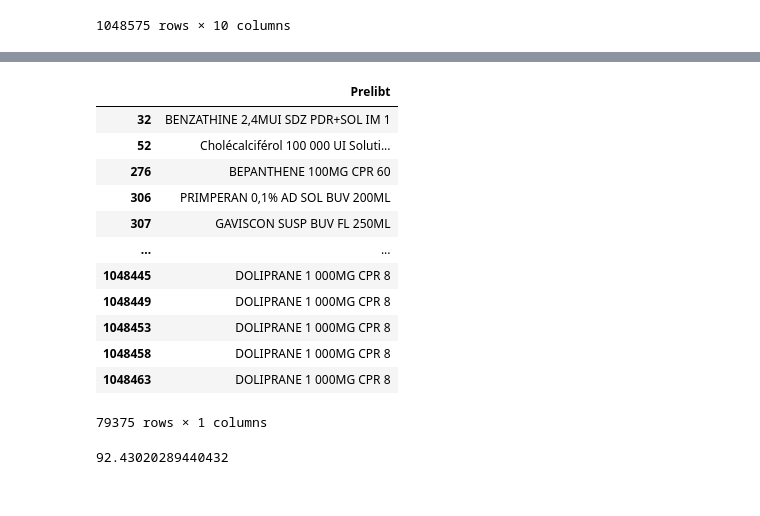
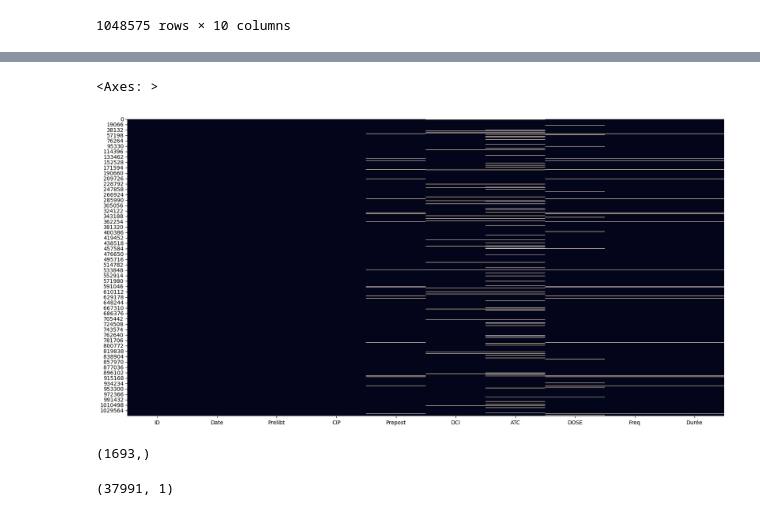
Before and after one commit to touXik/OCTAVIA, a Jupyter notebook: Prescription/Traitement.ipynb, the cells around one changed output, grey strips where cells are left out. Cells and saved outputs as stored; diff of their text form; code cells hidden in the pictures.

```diff
--- a/Prescription/Traitement.ipynb
+++ b/Prescription/Traitement.ipynb
@@ -456,22 +362,20 @@ df
+# %%
+import seaborn as sns
+import matplotlib.pyplot as plt
+plt.figure(figsize=(20,10))
+sns.heatmap(df.isna(),cbar=False)
+# %% [output]
+<Axes: >
+[figure, added]
 # %%
 df.to_excel("data/out/result.xlsx",index=False)
 # %%
-df[df['DCI'].isna()][['Prelibt']]
+introuvable = df[df['DCI'].isna()][['Prelibt']]
-# %% [output]
-|  | Prelibt |
-| 32 | BENZATHINE 2,4MUI SDZ PDR+SOL IM 1 |
-| 52 | Cholécalciférol 100 000 UI Soluti... |
-| 276 | BEPANTHENE 100MG CPR 60 |
-| 306 | PRIMPERAN 0,1% AD SOL BUV 200ML |
-| 307 | GAVISCON SUSP BUV FL 250ML |
-| ... | ... |
-| 1048445 | DOLIPRANE 1 000MG CPR 8 |
-| 1048449 | DOLIPRANE 1 000MG CPR 8 |
-| 1048453 | DOLIPRANE 1 000MG CPR 8 |
-| 1048458 | DOLIPRANE 1 000MG CPR 8 |
-| 1048463 | DOLIPRANE 1 000MG CPR 8 |
-79375 rows × 1 columns
-# %%
-100 - (df[df['DCI'].isna()][['Prelibt']].shape[0])*100/df.shape[0]
-# %% [output]
-92.43020289440432
+# %%
+introuvable["Prelibt"].unique().shape
+# %% [output]
+(1693,)
+# %%
+introuvable.shape
+# %% [output]
+(37991, 1)
```
Also changed, not shown: parts of 19 cells of this notebook, 12 other files.
